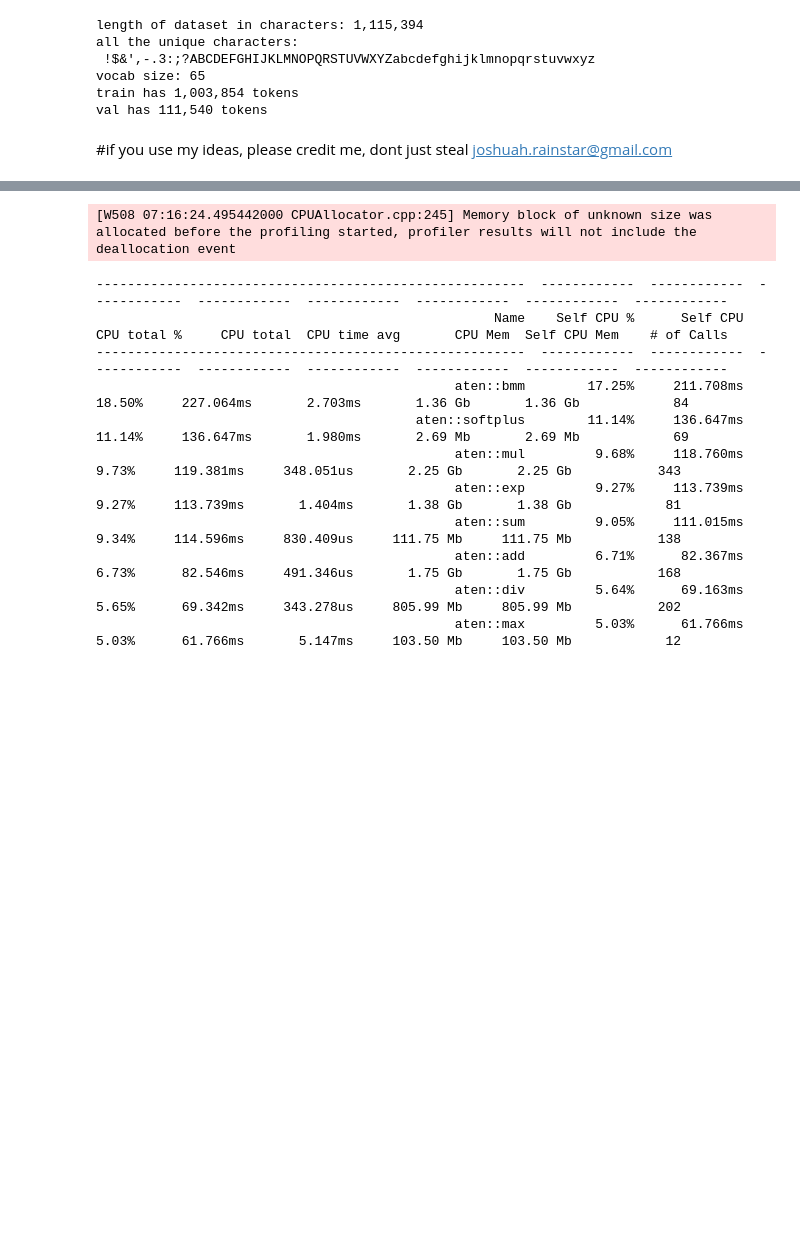
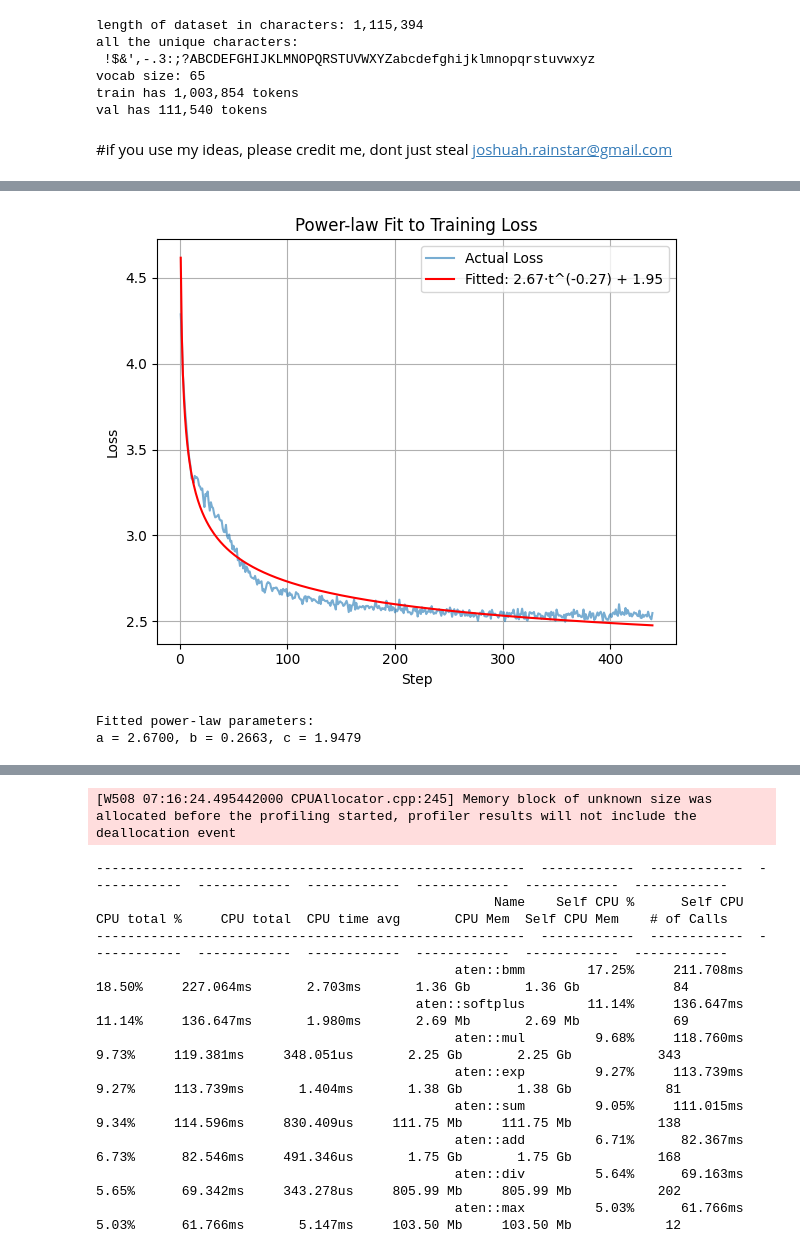
Before and after one commit to falseywinchnet/ConvexGPT, a Jupyter notebook: ConvexTransformer.ipynb, the cells around one changed output, grey strips where cells are left out. Saved outputs shown, nothing was run; the diff lists cells and outputs as text; code cells hidden in the pictures; blank space fills up the shorter version.

```diff
--- a/ConvexTransformer.ipynb
+++ b/ConvexTransformer.ipynb
@@ -1336,3 +1253,42 @@ def update_display():
 loss_history = []
 # %% [output]
 [interactive output not drawn]
+# %%
+import numpy as np
+from scipy.optimize import curve_fit
+import matplotlib.pyplot as plt
+
+# Your actual loss values
+# Assume: scores = np.array([...])  # shape (T,)
+T = len(losses)
+steps = np.arange(1, T + 1)
+
+# Define power-law function
+def power_law(t, a, b, c):
+    return a * t**(-b) + c
+
+# Fit the curve
+popt, _ = curve_fit(power_law, steps, losses, bounds=([0, 0, 0], [10, 2, 5]))
+a_fit, b_fit, c_fit = popt
+
+# Generate fitted curve
+fitted_loss = power_law(steps, *popt)
+
+# Plot actual vs fitted
+plt.figure(figsize=(6, 5))
+plt.plot(steps, losses, label="Actual Loss", alpha=0.6)
+plt.plot(steps, fitted_loss, label=f"Fitted: {a_fit:.2f}·t^(-{b_fit:.2f}) + {c_fit:.2f}", color='red')
+plt.xlabel("Step")
+plt.ylabel("Loss")
+plt.title("Power-law Fit to Training Loss")
+plt.legend()
+plt.grid(True)
+plt.tight_layout()
+plt.show()
+
+# Optional: print constants
+print(f"Fitted power-law parameters:\na = {a_fit:.4f}, b = {b_fit:.4f}, c = {c_fit:.4f}")
+# %% [output]
+[figure, added]
+Fitted power-law parameters:
+a = 2.6700, b = 0.2663, c = 1.9479
```
Also changed, not shown: parts of 8 cells of this notebook.
